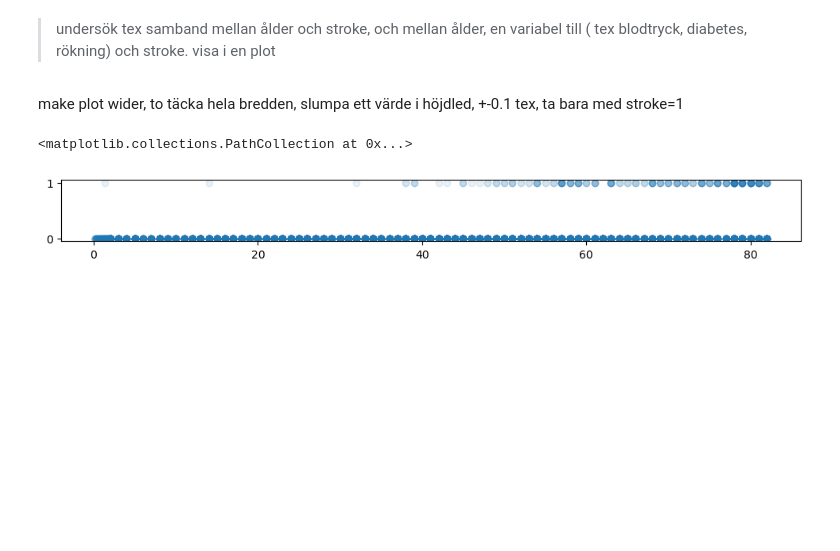
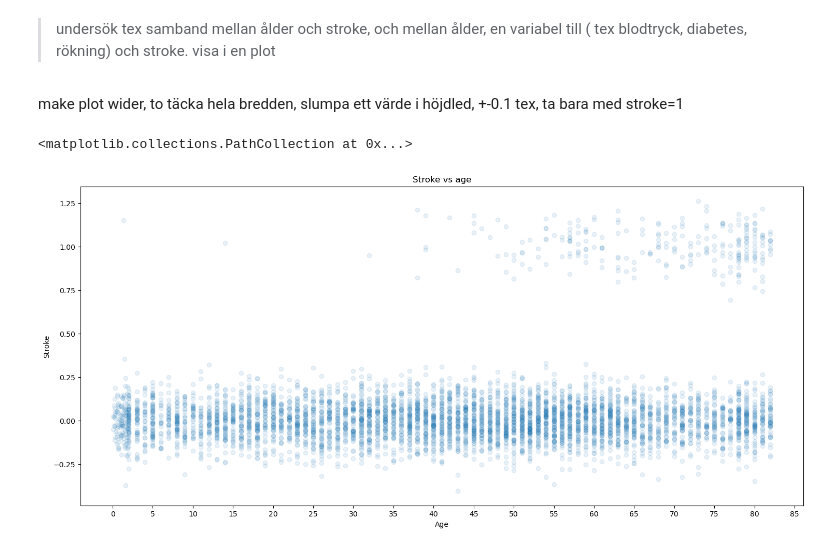
Before and after one commit to totatorbj/su-mt4007, a Jupyter notebook: HW2/HW2_investigation.ipynb, the cells around one changed output. Cells and saved outputs as stored; diff of their text form; code cells hidden in the pictures; blank space fills up the shorter version.

```diff
--- a/HW2/HW2_investigation.ipynb
+++ b/HW2/HW2_investigation.ipynb
@@ -604,13 +609,25 @@ stroke_data_df
 # %% [markdown]
 make plot wider, to täcka hela bredden, slumpa ett värde i höjdled, +-0.1 tex, ta bara med stroke=1
 # %%
-fig, ax = plt.subplots(figsize=(12,1))
-livingArea_asArray = np.asarray(apartments_df['livingArea'])
-ppSqm_asArray = np.asarray(apartments_df['ppSqm'])
+#plt.rcParams['text.usetex'] = True   # to be able to use LaTex
+
+fig, ax = plt.subplots(figsize=(18,8))
+# livingArea_asArray = np.asarray(apartments_df['livingArea'])
+# ppSqm_asArray = np.asarray(apartments_df['ppSqm'])
 #ax.plot = (livingArea_asArray,ppSqm_asArray)
 #ax.scatter(livingArea_asArray,ppSqm_asArray)
-ax.scatter(np.asarray(stroke_data_df['age']),np.asarray(stroke_data_df['stroke']), alpha=0.1)
+ax.set_title('Stroke vs age')
+ax.set_ylabel('Stroke')
+ax.set_xlabel('Age')
+# ax.legend("Stroke: 1 +- 3 s.d. i.e. 0.75 ... 1,25", "No stroke: 0 +- 3 s.d. i.e. -0.25 ... 0,25", loc=(0.2, 0.5))
+ax.set_xticks(np.arange(0,90,5))
+rng = np.random.default_rng()
+noisy_stroke = np.asarray(stroke_data_df['stroke']) + 0.1 * rng.standard_normal(5110)
+ax.scatter(np.asarray(stroke_data_df['age']),noisy_stroke, alpha=0.1)
+# ax.scatter(np.asarray(stroke_data_df['age']),np.asarray(stroke_data_df['stroke']) + , alpha=0.1)
+# ax.scatter('age', 'stroke', data= stroke_data_df, alpha=0.1)
 # plt.show()
+#plt.rcParams['text.usetex'] = False   # to be able to not use LaTex
 # %% [output]
 <matplotlib.collections.PathCollection at 0x...>
-[figure, old version]
+[figure, new version]
```
Also changed, not shown: parts of 3 cells of this notebook, 1 other file.
